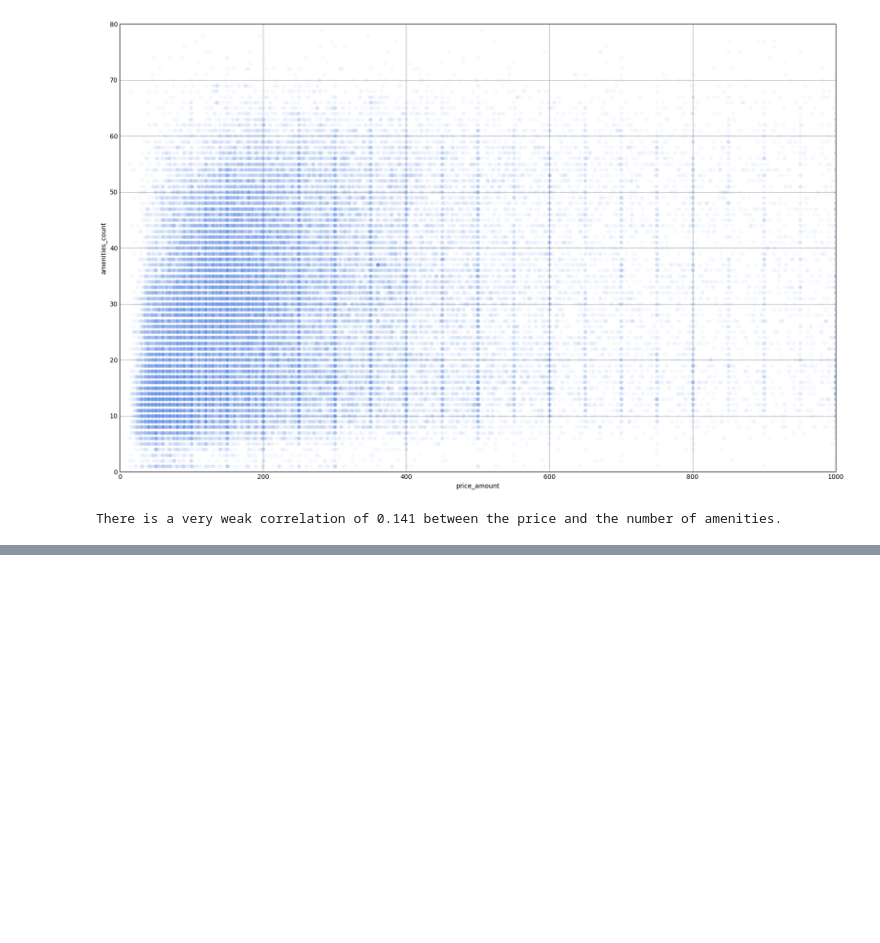
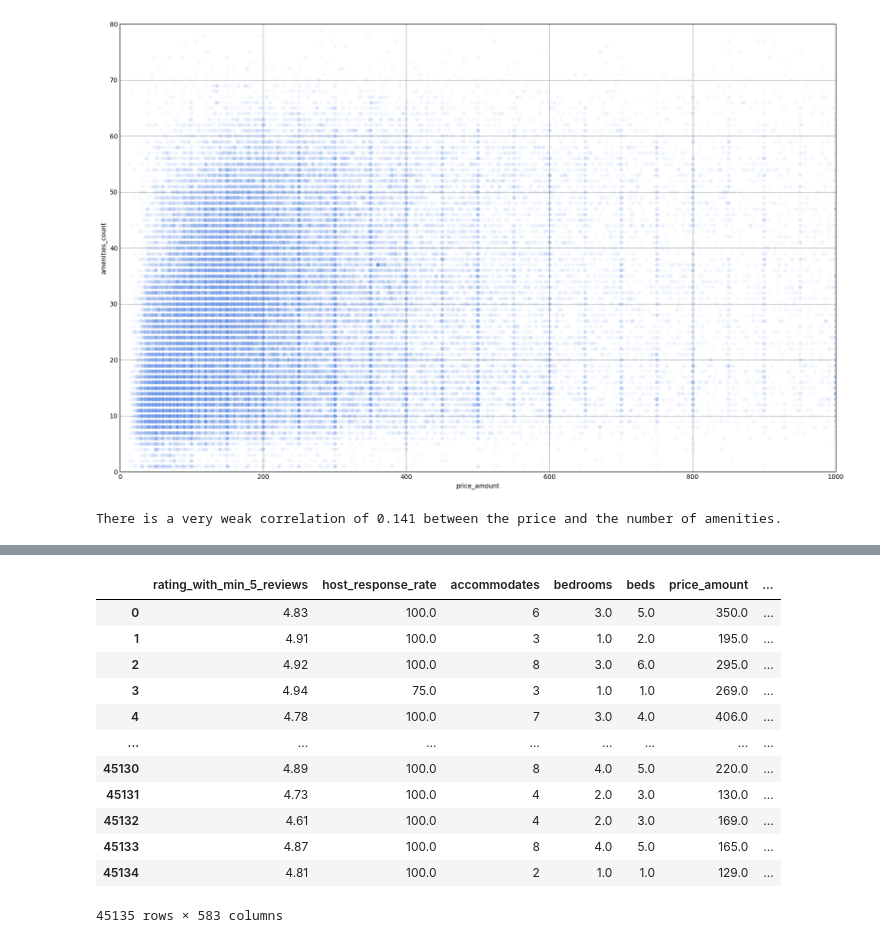
Before and after one commit to PatrickChristoph/airbnb_insights_australia, a Jupyter notebook: coherence_amenities_ratings.ipynb, the cells around one changed output, grey strips where cells are left out. Cells and saved outputs as stored; diff of their text form; code cells hidden in the pictures; blank space fills up the shorter version.

Commit message:
imposed missing num values and created dummies for categorical and amenity data

```diff
--- a/coherence_amenities_ratings.ipynb
+++ b/coherence_amenities_ratings.ipynb
@@ -101,5 +93,0 @@ Removed 0.0% amenity keys but only 0.0% of the set amenity values in total.
-# %%
-new_amenity_data = pd.concat([pd.Series(name=f"amenity_{amenity.replace("", "_")}",
-                              data=[amenity in accomodation_amenities for accomodation_amenities in data["amenities"]])
-                              for amenity in amenities.keys()], axis=1)
-data = pd.concat([data, new_amenity_data], axis=1)
@@ -106,8 +137,32 @@ data = pd.concat([data, new_amenity_data], axis=1)
+# %%
+def convert_other_categorical_data_into_dummies(data: pd.DataFrame, categorical_cols: List[str]) -> pd.DataFrame:
+    """
+
+    """
+    return pd.get_dummies(data, prefix=categorical_cols, columns=categorical_cols)
 # %%
-numeric_rating_prediction_columns = ["host_response_time",
-                                     "host_reponse_rate",
-                                     "accomodates", ]
-categorical_rating_prediction_columns = ["host_is_superhost",
-                                         "neighbourhood_cleansed",
-                                         "property_type",
-                                         "room_type", ]
+numeric_rating_prediction_columns = [
+    "host_response_rate",
+    "accommodates",
+    "bedrooms",
+    "beds",
+    "price_amount",
+    "amenities_count"
+]
+
+categorical_rating_prediction_columns = [
+    "host_response_time",
+    "host_is_superhost",
+    "neighbourhood_cleansed",
+    "property_type",
+    "room_type",
+    "bathrooms_text"
+]
+
+response_variable = "rating_with_min_5_reviews"
+
+data = data[[response_variable] + numeric_rating_prediction_columns + categorical_rating_prediction_columns + ["amenities"]]
+
+data = impute_missing_numeric_data(data, numeric_rating_prediction_columns)
+data = convert_amenities_data_into_dummies(data, min_amenity_count=200)
+data = convert_other_categorical_data_into_dummies(data, categorical_rating_prediction_columns)
@@ -122,0 +171,16 @@ data.head()
+# %%
+data
+# %% [output]
+|  | rating_with_min_5_reviews | host_response_rate | accommodates | bedrooms | beds | price_amount | ... |
+| 0 | 4.83 | 100.0 | 6 | 3.0 | 5.0 | 350.0 | ... |
+| 1 | 4.91 | 100.0 | 3 | 1.0 | 2.0 | 195.0 | ... |
+| 2 | 4.92 | 100.0 | 8 | 3.0 | 6.0 | 295.0 | ... |
+| 3 | 4.94 | 75.0 | 3 | 1.0 | 1.0 | 269.0 | ... |
+| 4 | 4.78 | 100.0 | 7 | 3.0 | 4.0 | 406.0 | ... |
+| ... | ... | ... | ... | ... | ... | ... | ... |
+| 45130 | 4.89 | 100.0 | 8 | 4.0 | 5.0 | 220.0 | ... |
+| 45131 | 4.73 | 100.0 | 4 | 2.0 | 3.0 | 130.0 | ... |
+| 45132 | 4.61 | 100.0 | 4 | 2.0 | 3.0 | 169.0 | ... |
+| 45133 | 4.87 | 100.0 | 8 | 4.0 | 5.0 | 165.0 | ... |
+| 45134 | 4.81 | 100.0 | 2 | 1.0 | 1.0 | 129.0 | ... |
+45135 rows × 583 columns
```
Also changed, not shown: parts of 14 cells of this notebook.
